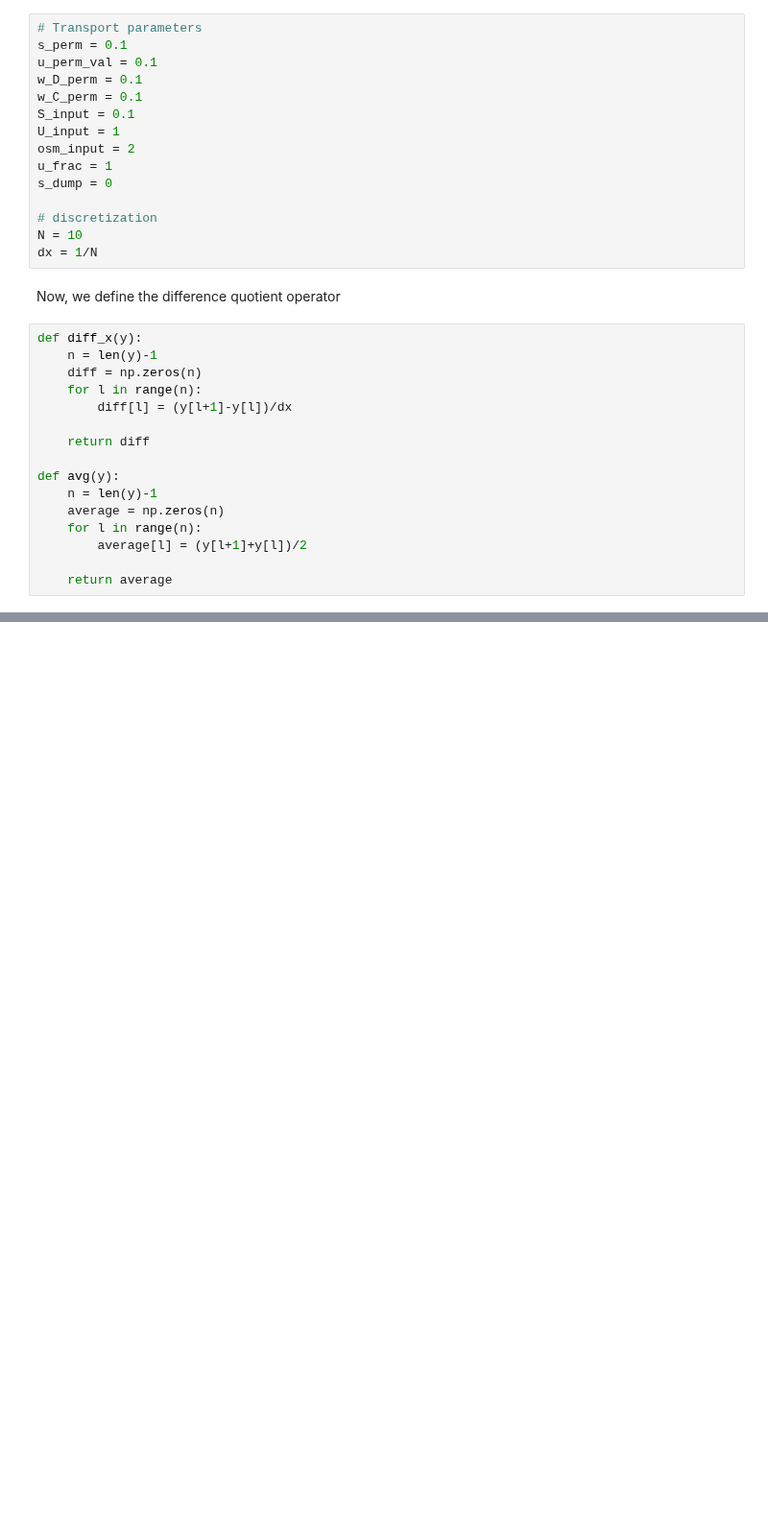
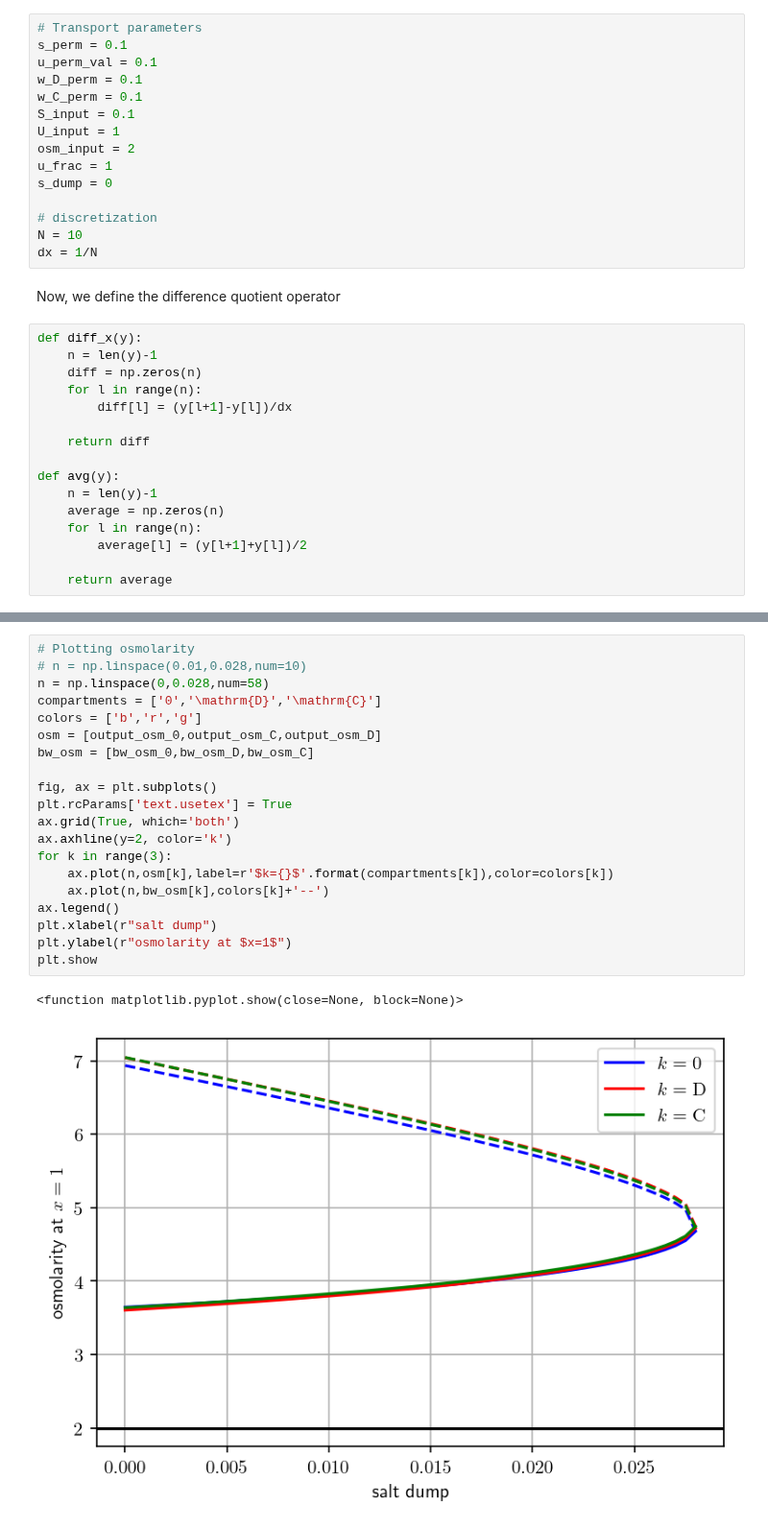
Before and after one commit to mathmd/kidney, a Jupyter notebook: passive/salt_dump.ipynb, the cells around one changed output, grey strips where cells are left out. Shown at 96% size. Cells and saved outputs as stored; diff of their text form; blank space fills up the shorter version.

```diff
--- a/passive/salt_dump.ipynb
+++ b/passive/salt_dump.ipynb
@@ -163,0 +227,23 @@ y[:]=np.load('./4fluxes_demo.npy')
+# %%
+# Plotting osmolarity
+# n = np.linspace(0.01,0.028,num=10)
+n = np.linspace(0,0.028,num=58)
+compartments = ['0','\mathrm{D}','\mathrm{C}']
+colors = ['b','r','g']
+osm = [output_osm_0,output_osm_C,output_osm_D]
+bw_osm = [bw_osm_0,bw_osm_D,bw_osm_C]
+
+fig, ax = plt.subplots()
+plt.rcParams['text.usetex'] = True
+ax.grid(True, which='both')
+ax.axhline(y=2, color='k')
+for k in range(3):
+    ax.plot(n,osm[k],label=r'$k={}$'.format(compartments[k]),color=colors[k])
+    ax.plot(n,bw_osm[k],colors[k]+'--')
+ax.legend()
+plt.xlabel(r"salt dump")
+plt.ylabel(r"osmolarity at $x=1$")
+plt.show
+# %% [output]
+<function matplotlib.pyplot.show(close=None, block=None)>
+[figure, added]
```
Also changed, not shown: parts of 31 cells of this notebook, 16 other files.
